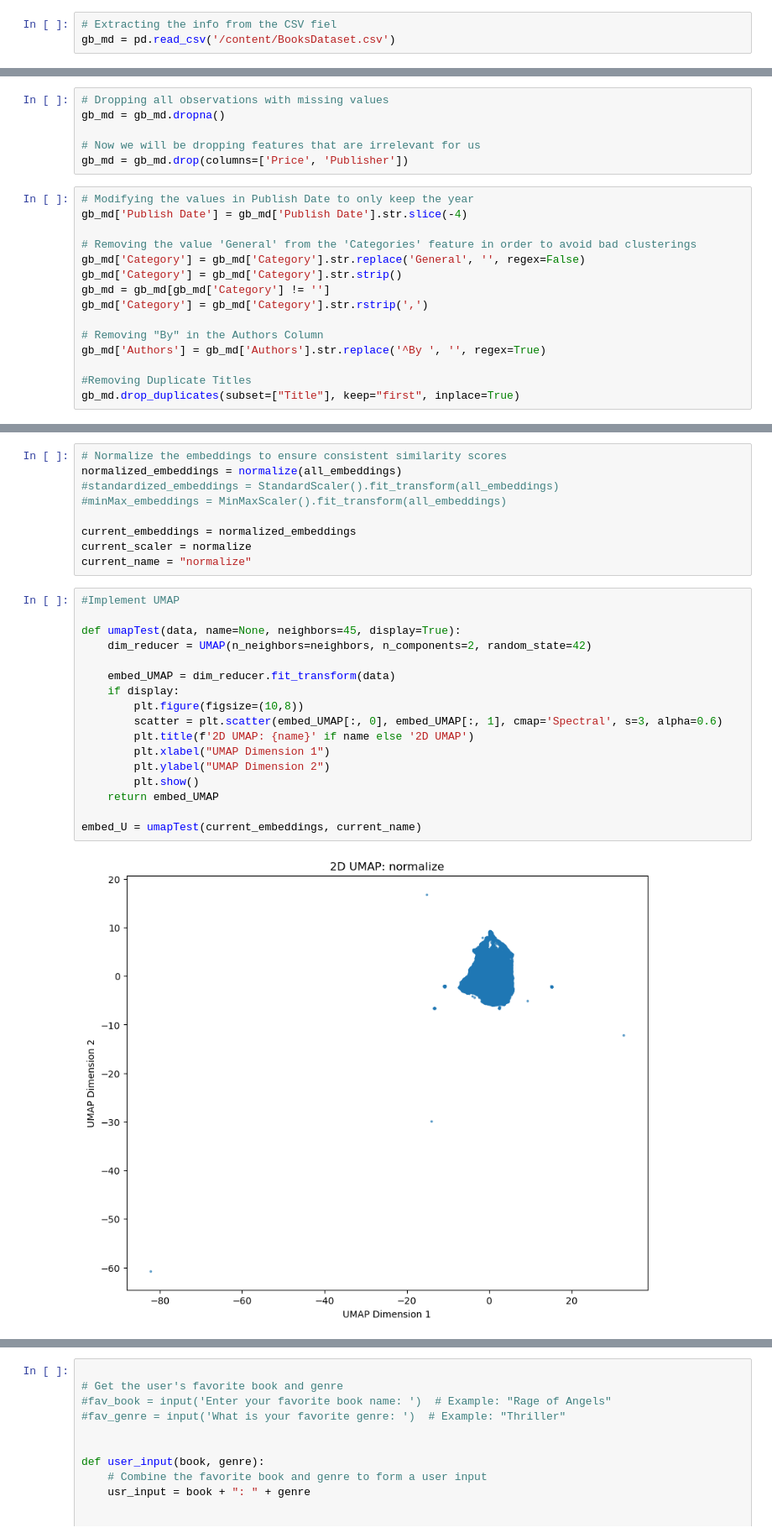
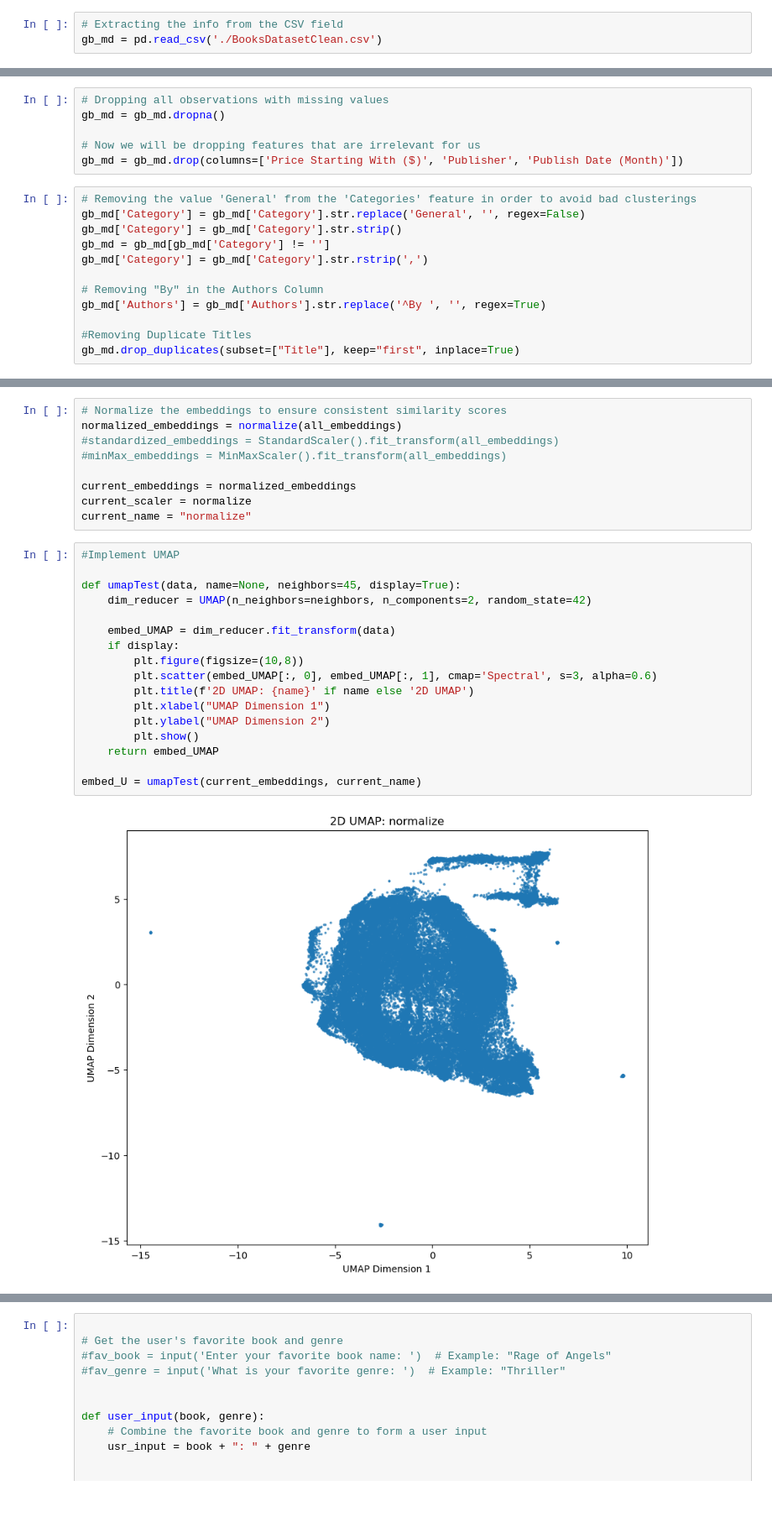
Before and after one commit to rainyday21/Book-Recommender-System-CS-5660-Final, a Jupyter notebook: CS5660_final_copy.ipynb, the cells around one changed output, grey strips where cells are left out. Shown: that part at 84% size. Drawn from its saved outputs; the diff is of its cells as text; blank space fills up the shorter version.

Commit message:
maintenance, implemented div by zero catches, execution by RAPIDS hdbscan and UMAP libraries, migration to clean dataset

```diff
--- a/CS5660_final_copy.ipynb
+++ b/CS5660_final_copy.ipynb
@@ -52,8 +55,8 @@ Downloading books-dataset.zip to /home/rainyday21/Documents/CSLA/CS_5660/Project
 
 From Kaggle, we were able to use a Book Dataset with over 100,000 observations. It includes multiple features such as authors, genres, titles, & date of publication.
 # %%
-# Extracting the info from the CSV fiel
-gb_md = pd.read_csv('/content/BooksDataset.csv')
+# Extracting the info from the CSV field
+gb_md = pd.read_csv('./BooksDatasetClean.csv')
 # %%
 # Here we are printing the original data from the csv
 gb_md
@@ -80,11 +83,8 @@ In this step, we will remove any noisy data with inconsistencies and missing val
 gb_md = gb_md.dropna()
 
 # Now we will be dropping features that are irrelevant for us
-gb_md = gb_md.drop(columns=['Price', 'Publisher'])
+gb_md = gb_md.drop(columns=['Price Starting With ($)', 'Publisher', 'Publish Date (Month)'])
 # %%
-# Modifying the values in Publish Date to only keep the year
-gb_md['Publish Date'] = gb_md['Publish Date'].str.slice(-4)
-
 # Removing the value 'General' from the 'Categories' feature in order to avoid bad clusterings
 gb_md['Category'] = gb_md['Category'].str.replace('General', '', regex=False)
 gb_md['Category'] = gb_md['Category'].str.strip()
@@ -205,22 +205,22 @@ current_name = "normalize"
 # %%
 #Implement UMAP
 
 def umapTest(data, name=None, neighbors=45, display=True):
     dim_reducer = UMAP(n_neighbors=neighbors, n_components=2, random_state=42)
 
     embed_UMAP = dim_reducer.fit_transform(data)
     if display:
         plt.figure(figsize=(10,8))
-        scatter = plt.scatter(embed_UMAP[:, 0], embed_UMAP[:, 1], cmap='Spectral', s=3, alpha=0.6)
+        plt.scatter(embed_UMAP[:, 0], embed_UMAP[:, 1], cmap='Spectral', s=3, alpha=0.6)
         plt.title(f'2D UMAP: {name}' if name else '2D UMAP')
         plt.xlabel("UMAP Dimension 1")
         plt.ylabel("UMAP Dimension 2")
         plt.show()
     return embed_UMAP
 
 embed_U = umapTest(current_embeddings, current_name)
 # %% [output]
-[figure, old version]
+[figure, new version]
 # %%
 hdb = hdbscan.HDBSCAN()
 embed_hdb = hdb.fit_predict(embed_U)
```
Also changed, not shown: parts of 11 cells of this notebook, 1 other file.
